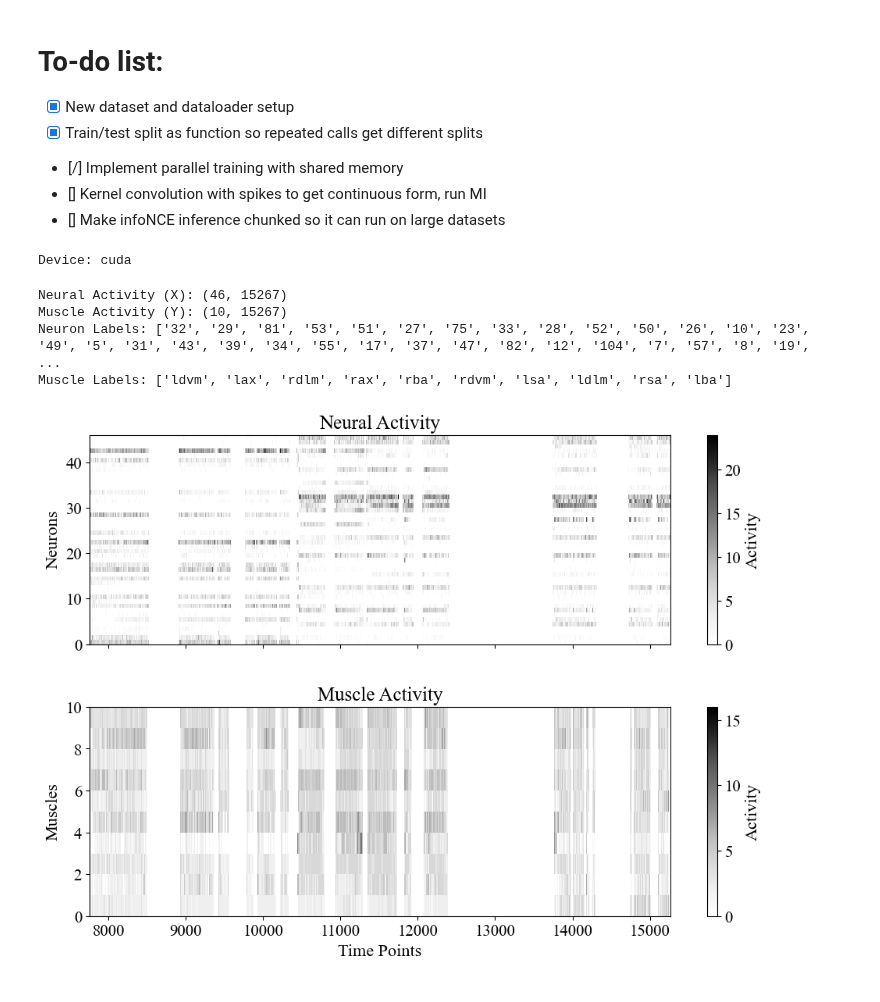
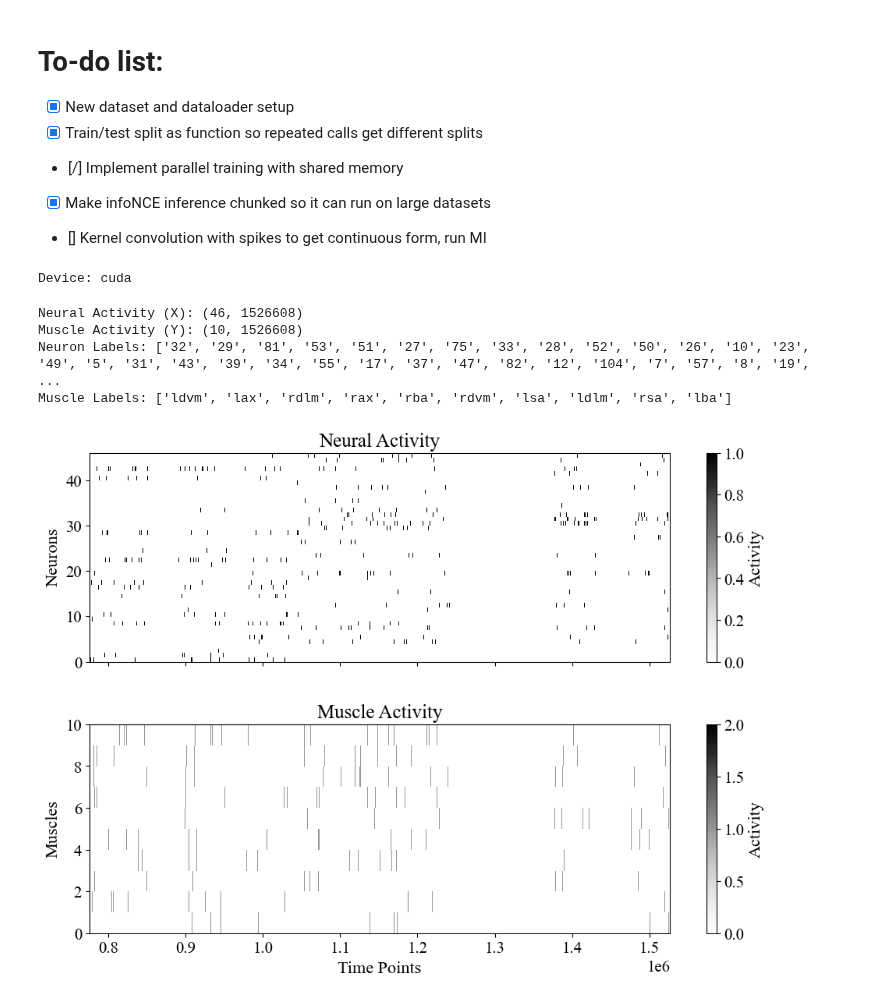
Before and after one commit to LeoJW/VNCMPanalysis, a Jupyter notebook: eslam_MI/Mothy_MI.ipynb, the cells around one changed output. Saved outputs shown, nothing was run; the diff lists cells and outputs as text; code cells hidden in the pictures.

```diff
--- a/eslam_MI/Mothy_MI.ipynb
+++ b/eslam_MI/Mothy_MI.ipynb
@@ -43,11 +44,11 @@ plt.rcParams.update({'ytick.labelsize': 15})
 plt.rcParams.update({'legend.fontsize': 15})
 # %% [markdown]
 # To-do list:
-- [x] New dataset and dataloader setup
-- [x] Train/test split as function so repeated calls get different splits
+- [X] New dataset and dataloader setup
+- [X] Train/test split as function so repeated calls get different splits
 - [/] Implement parallel training with shared memory
+- [X] Make infoNCE inference chunked so it can run on large datasets
 - [] Kernel convolution with spikes to get continuous form, run MI
-- [] Make infoNCE inference chunked so it can run on large datasets
 # %%
 # Check if CUDA or MPS is running
 if torch.cuda.is_available():
@@ -122,20 +123,20 @@ def plot_activity(X, Y, title="Neural and Muscle Activity", cmap='viridis'):
 # %%
 # Read the data and have some binning
 # data_dir = "/Users/leo/Desktop/ResearchPhD/VNCMP/localdata/data_for_python"
 data_dir = os.path.join(os.getcwd(), '..', 'data_for_python')
-X, Y, x_labels, y_labels = process_spike_data(os.path.join(data_dir, '2025-03-12_1'), 0.1)
+X, Y, x_labels, y_labels = process_spike_data(os.path.join(data_dir, '2025-03-12_1'), 0.001)
 print(f"Neural Activity (X): {X.shape}")
 print(f"Muscle Activity (Y): {Y.shape}")
 print("Neuron Labels:", x_labels)
 print("Muscle Labels:", y_labels)
 
 plot_activity(X,Y, title=None, cmap='Greys')
 # %% [output]
-Neural Activity (X): (46, 15267)
-Muscle Activity (Y): (10, 15267)
+Neural Activity (X): (46, 1526608)
+Muscle Activity (Y): (10, 1526608)
 Neuron Labels: ['32', '29', '81', '53', '51', '27', '75', '33', '28', '52', '50', '26', '10', '23', '49', '5', '31', '43', '39', '34', '55', '17', '37', '47', '82', '12', '104', '7', '57', '8', '19',  ...
 Muscle Labels: ['ldvm', 'lax', 'rdlm', 'rax', 'rba', 'rdvm', 'lsa', 'ldlm', 'rsa', 'lba']
-[figure, old version]
+[figure, new version]
 # %%
 params = {
     # Optimizer parameters (for training)
```
Also changed, not shown: parts of 11 cells of this notebook, 5 other files.
